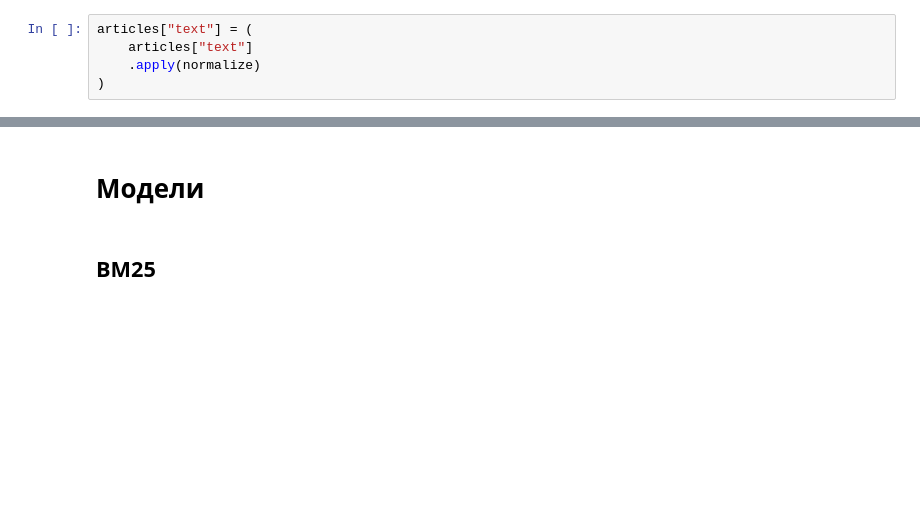
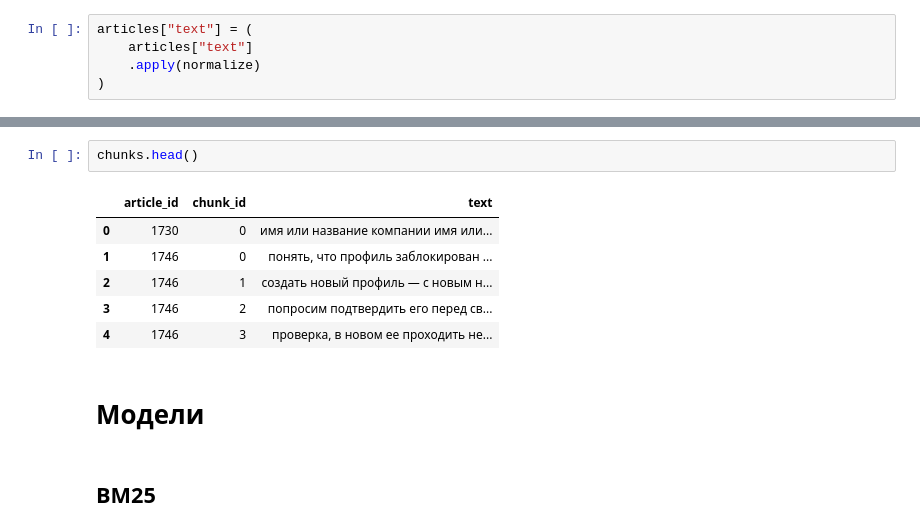
Before and after one commit to garaganlol/avito_test-task, a Jupyter notebook: task.ipynb, the cells around one changed output, grey strips where cells are left out. Drawn from its saved outputs; the diff is of its cells as text; blank space fills up the shorter version.

```diff
--- a/task.ipynb
+++ b/task.ipynb
@@ -126,3 +214,12 @@ articles.head()
+# %%
+chunks.head()
+# %% [output]
+|  | article_id | chunk_id | text |
+| 0 | 1730 | 0 | имя или название компании имя или... |
+| 1 | 1746 | 0 | понять, что профиль заблокирован ... |
+| 2 | 1746 | 1 | создать новый профиль — с новым н... |
+| 3 | 1746 | 2 | попросим подтвердить его перед св... |
+| 4 | 1746 | 3 | проверка, в новом ее проходить не... |
 # %% [markdown]
 # Модели
 # %% [markdown]
```
Also changed, not shown: parts of 22 cells of this notebook, 1 other file.
